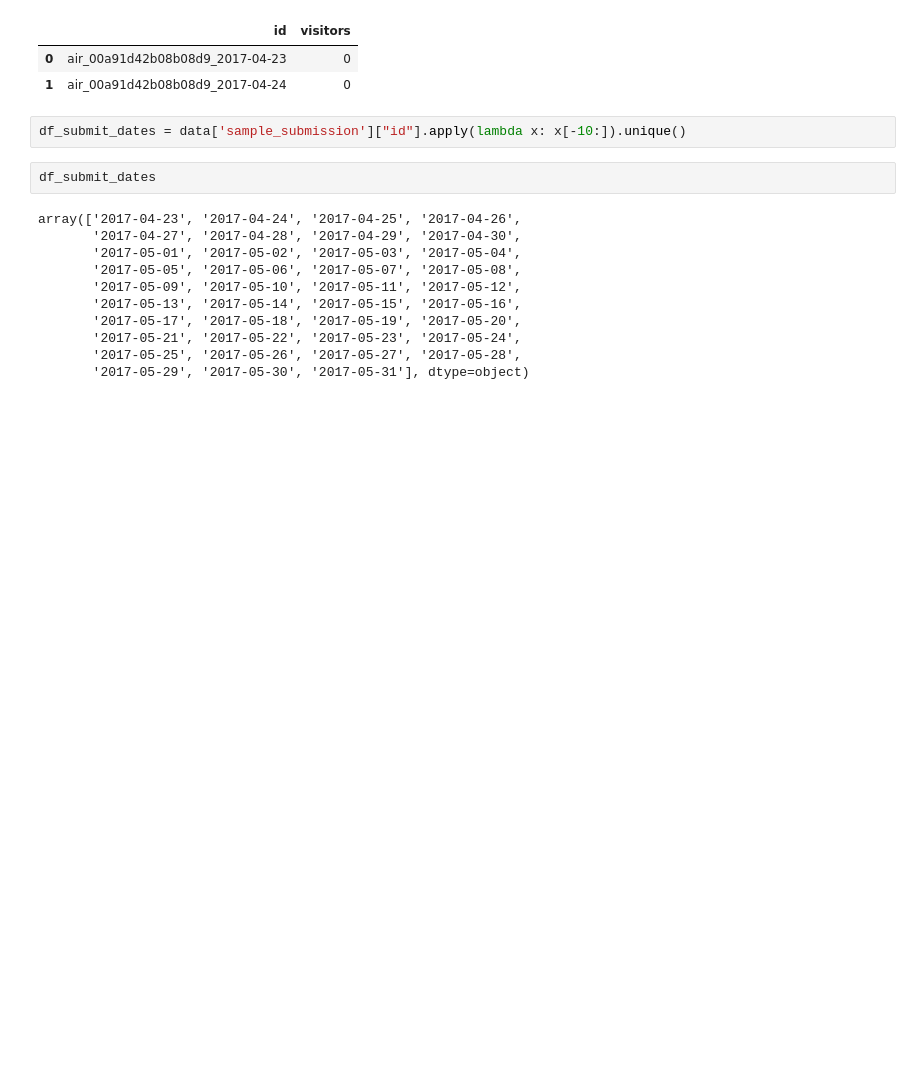
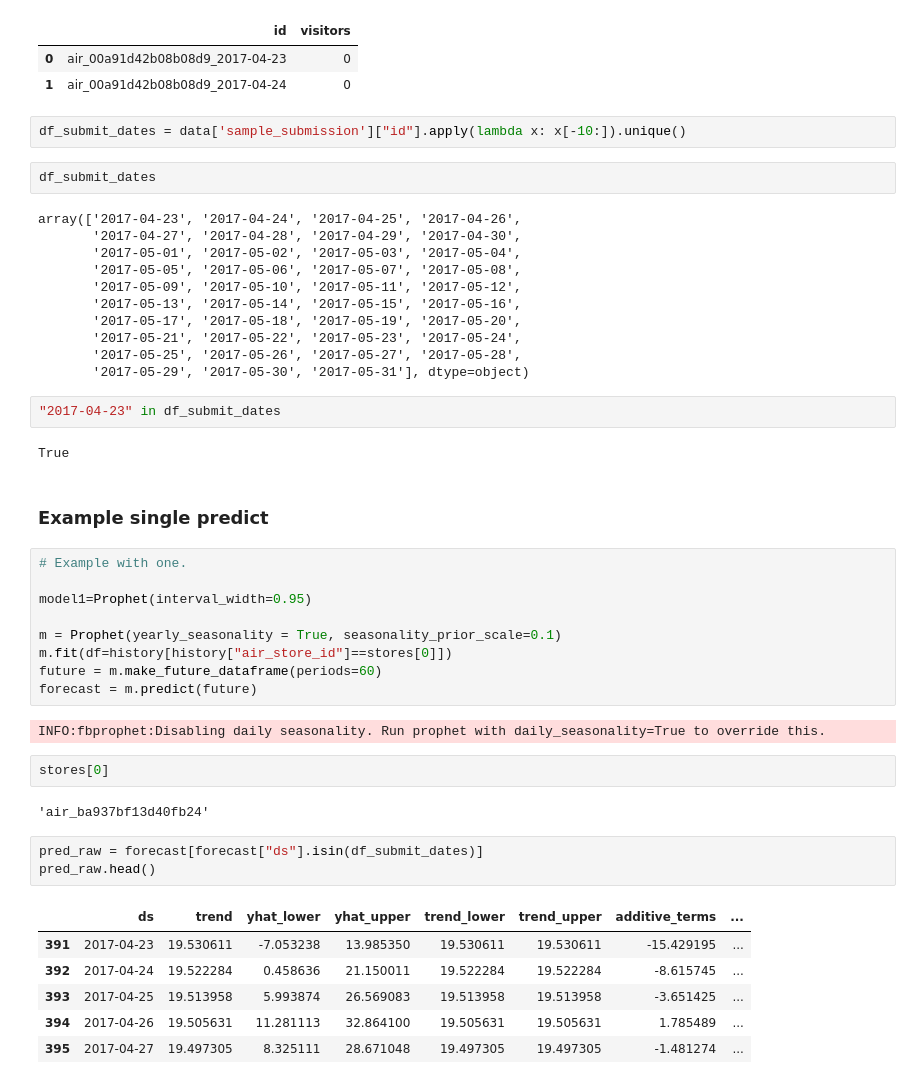
Before and after one commit to EmilMachine/ml_club, a Jupyter notebook: 12_restaurant_visitor_forecasting/emil/quick_explore.ipynb, the cells around one changed output. Saved outputs shown, nothing was run; the diff lists cells and outputs as text; blank space fills up the shorter version.

Commit message:
scaled it

```diff
--- a/12_restaurant_visitor_forecasting/emil/quick_explore.ipynb
+++ b/12_restaurant_visitor_forecasting/emil/quick_explore.ipynb
@@ -160,3 +160,34 @@ array(['2017-04-23', '2017-04-24', '2017-04-25', '2017-04-26',
        '2017-05-21', '2017-05-22', '2017-05-23', '2017-05-24',
        '2017-05-25', '2017-05-26', '2017-05-27', '2017-05-28',
        '2017-05-29', '2017-05-30', '2017-05-31'], dtype=object)
+# %%
+"2017-04-23" in df_submit_dates
+# %% [output]
+True
+# %% [markdown]
+### Example single predict
+# %%
+# Example with one.
+
+model1=Prophet(interval_width=0.95)
+
+m = Prophet(yearly_seasonality = True, seasonality_prior_scale=0.1)
+m.fit(df=history[history["air_store_id"]==stores[0]])
+future = m.make_future_dataframe(periods=60)
+forecast = m.predict(future)
+# %% [output]
+INFO:fbprophet:Disabling daily seasonality. Run prophet with daily_seasonality=True to override this.
+# %%
+stores[0]
+# %% [output]
+'air_ba937bf13d40fb24'
+# %%
+pred_raw = forecast[forecast["ds"].isin(df_submit_dates)]
+pred_raw.head()
+# %% [output]
+|  | ds | trend | yhat_lower | yhat_upper | trend_lower | trend_upper | additive_terms | ... |
+| 391 | 2017-04-23 | 19.530611 | -7.053238 | 13.985350 | 19.530611 | 19.530611 | -15.429195 | ... |
+| 392 | 2017-04-24 | 19.522284 | 0.458636 | 21.150011 | 19.522284 | 19.522284 | -8.615745 | ... |
+| 393 | 2017-04-25 | 19.513958 | 5.993874 | 26.569083 | 19.513958 | 19.513958 | -3.651425 | ... |
+| 394 | 2017-04-26 | 19.505631 | 11.281113 | 32.864100 | 19.505631 | 19.505631 | 1.785489 | ... |
+| 395 | 2017-04-27 | 19.497305 | 8.325111 | 28.671048 | 19.497305 | 19.497305 | -1.481274 | ... |
```
Also changed, not shown: parts of 6 cells of this notebook.
